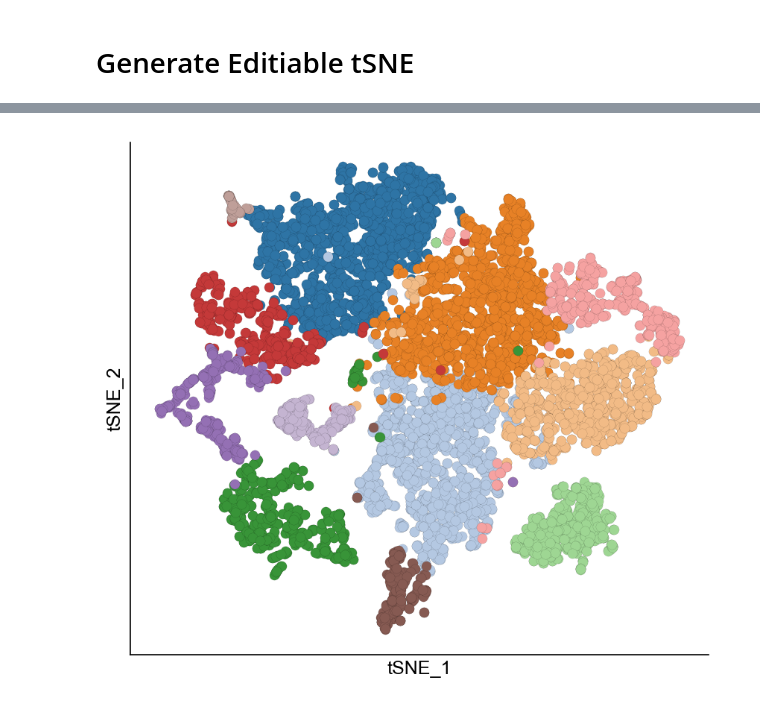
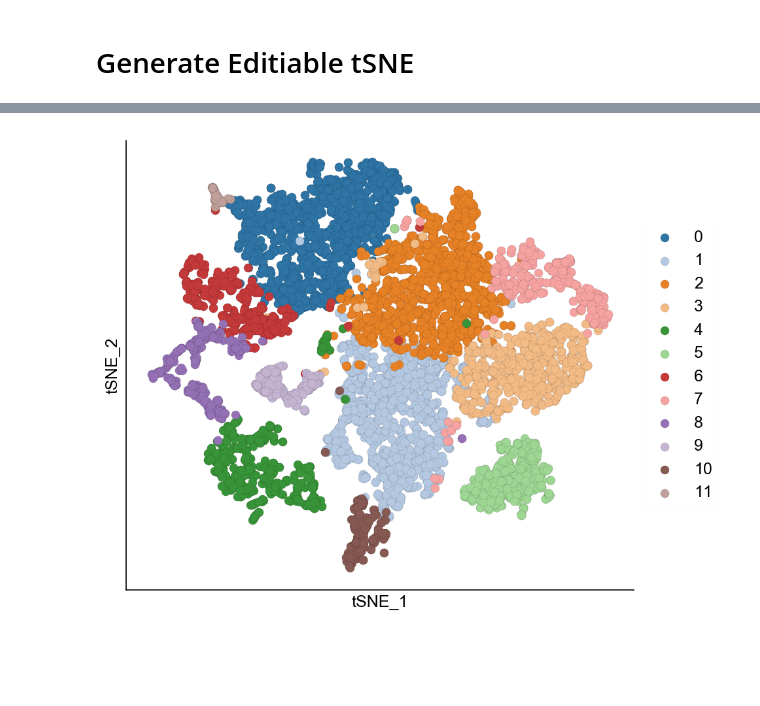
Before and after one commit to jfear/larval_gonad, a Jupyter notebook: notebook/2018-05-02_editable_tsne.ipynb, the cells around one changed output, grey strips where cells are left out. Saved outputs shown, nothing was run; the diff lists cells and outputs as text; code cells hidden in the pictures; blank space fills up the shorter version.

Commit message:
Adds legend to tsne.

```diff
--- a/notebook/2018-05-02_editable_tsne.ipynb
+++ b/notebook/2018-05-02_editable_tsne.ipynb
@@ -34,12 +34,12 @@ tsne = nbconfig.seurat.get_tsne()
 # %%
 @make_figs(nbconfig.fig_name('tsne_clusters'), styles=nbconfig.styles, formats=nbconfig.formats)
 def _plot():
     TSNEPlot(data=tsne.join(clusters['res.0.4']), hue='res.0.4', palette=colors, s=40)
     ax = plt.gca()
     ax.set_aspect('equal')
     sns.despine()
-    ax.legend_.remove()
+    #ax.legend_.remove()
 
 _plot()
 # %% [output]
-[figure, old version]
+[figure, new version]
```
Also changed, not shown: parts of 1 cell of this notebook.
